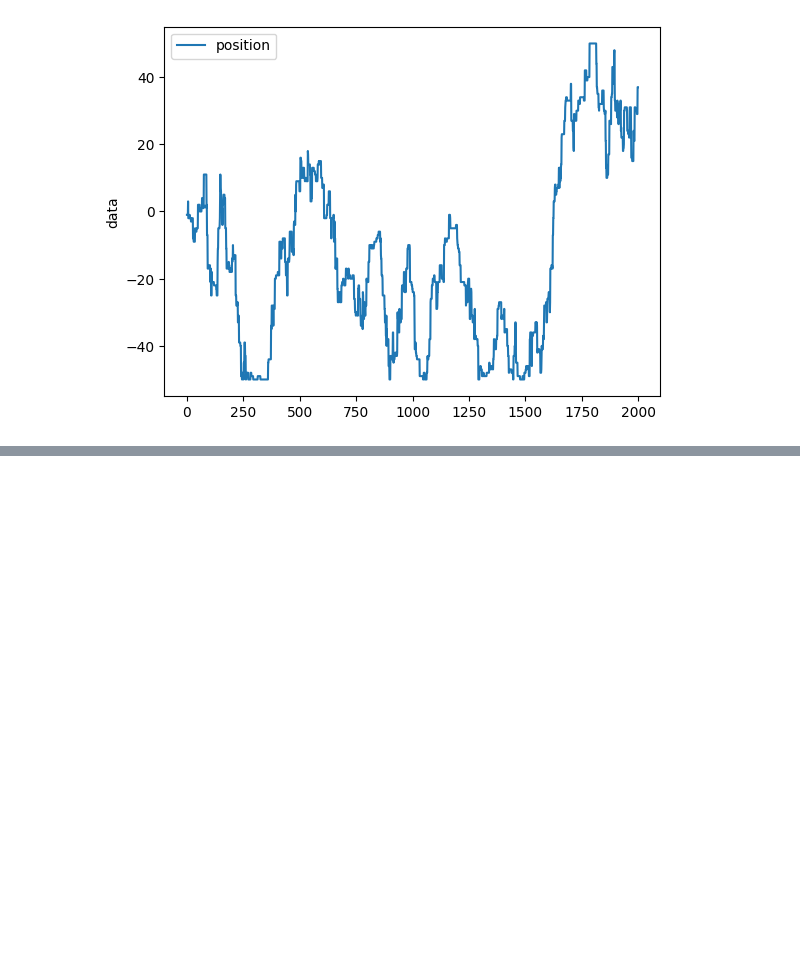
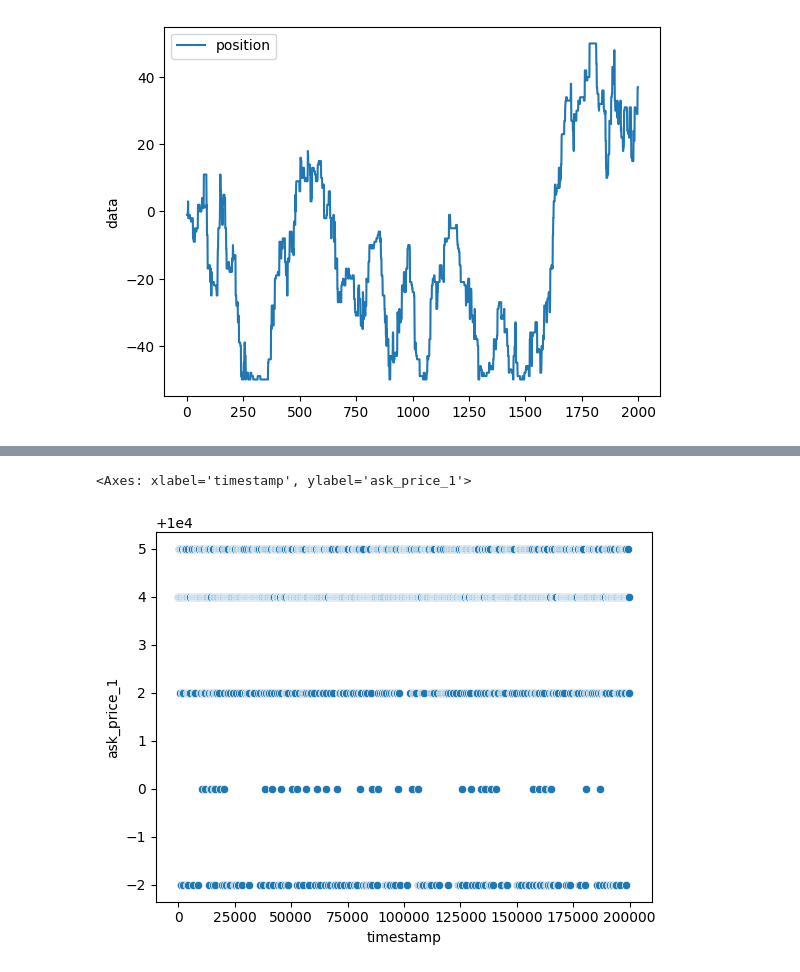
Before and after one commit to Advay-K1/IMC_Prosperity, a Jupyter notebook: analysis/rainforest_resin_round1.ipynb, the cells around one changed output, grey strips where cells are left out. Saved outputs shown, nothing was run; the diff lists cells and outputs as text; code cells hidden in the pictures; blank space fills up the shorter version.

```diff
--- a/analysis/rainforest_resin_round1.ipynb
+++ b/analysis/rainforest_resin_round1.ipynb
@@ -270,0 +301,5 @@ plt.show()
+# %%
+sns.scatterplot(x = "timestamp", y = "ask_price_1", data = df_algo_rr)
+# %% [output]
+<Axes: xlabel='timestamp', ylabel='ask_price_1'>
+[figure, added]
```
Also changed, not shown: parts of 4 cells of this notebook.
